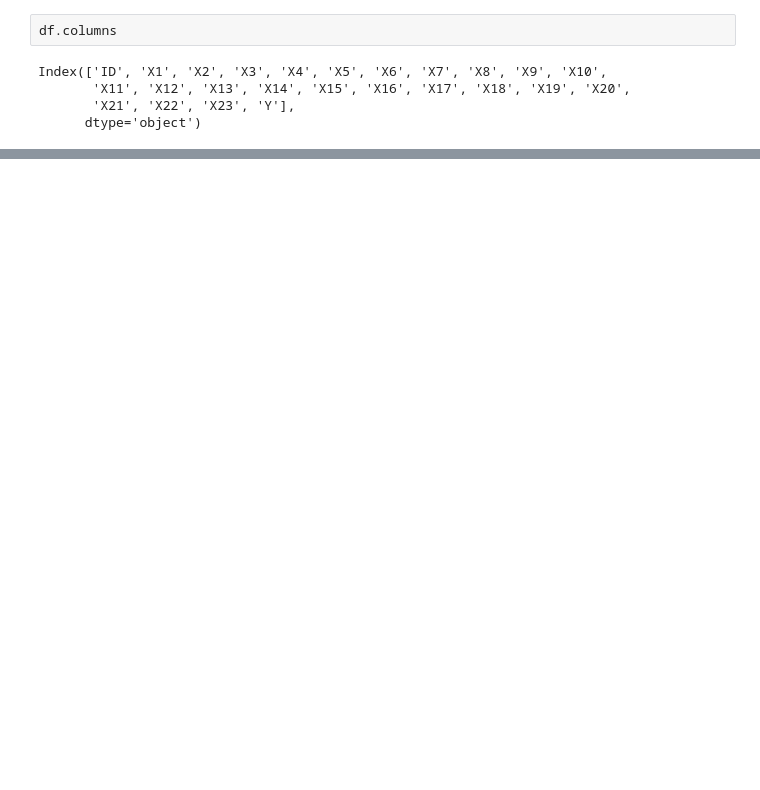
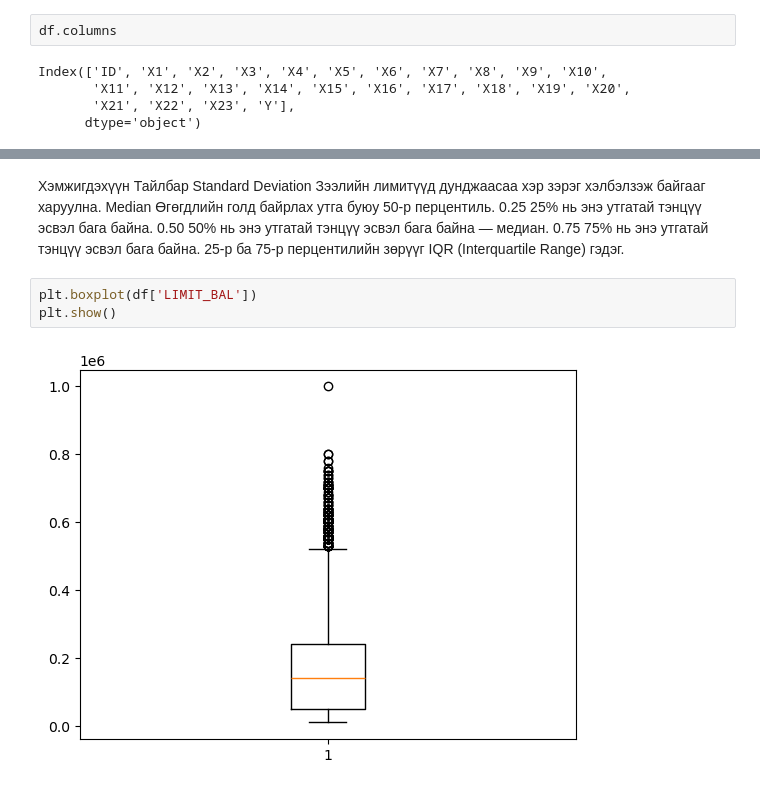
Before and after one commit to Erdenetuya610/Statistical-Tech-2026, a Jupyter notebook: Statistical Tech.ipynb, the cells around one changed output, grey strips where cells are left out. Saved outputs shown, nothing was run; the diff lists cells and outputs as text; blank space fills up the shorter version.

```diff
--- a/Statistical Tech.ipynb
+++ b/Statistical Tech.ipynb
@@ -139,0 +278,13 @@ KeyError: 'AGE'
+# %% [markdown]
+Хэмжигдэхүүн	Тайлбар
+Standard Deviation	Зээлийн лимитүүд дунджаасаа хэр зэрэг хэлбэлзэж байгааг харуулна.
+Median	Өгөгдлийн голд байрлах утга буюу 50-р перцентиль.
+0.25	25% нь энэ утгатай тэнцүү эсвэл бага байна.
+0.50	50% нь энэ утгатай тэнцүү эсвэл бага байна — медиан.
+0.75	75% нь энэ утгатай тэнцүү эсвэл бага байна.
+25-р ба 75-р перцентилийн зөрүүг IQR (Interquartile Range) гэдэг.
+# %%
+plt.boxplot(df['LIMIT_BAL'])
+plt.show()
+# %% [output]
+[figure, added]
```
Also changed, not shown: parts of 19 cells of this notebook.
